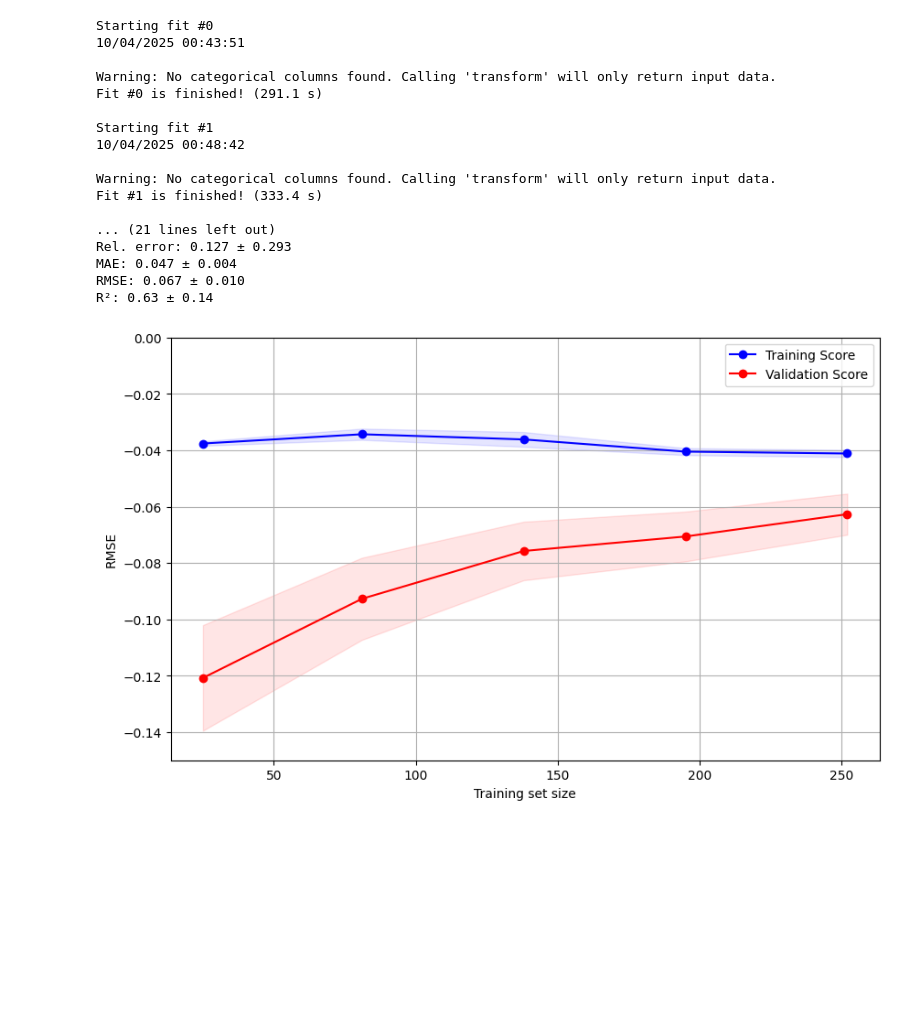
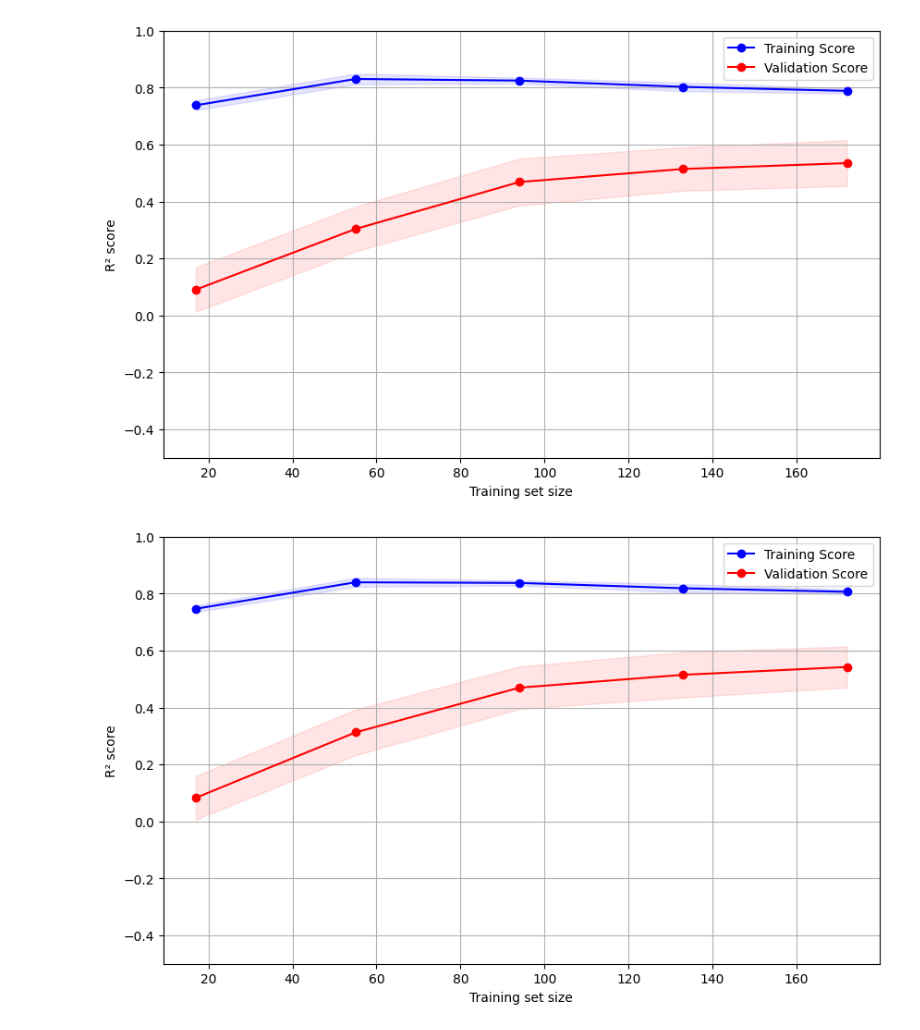
Before and after one commit to jpdspz/frp-aging-xgboost, a Jupyter notebook: frp-aging-xgboost.ipynb, the cells around one changed output. Cells and saved outputs as stored; diff of their text form; code cells hidden in the pictures; blank space fills up the shorter version.

```diff
--- a/frp-aging-xgboost.ipynb
+++ b/frp-aging-xgboost.ipynb
@@ -27,7 +32,7 @@ print(now.strftime("%d/%m/%Y %H:%M:%S"))
 def load_dataset(
         target='Tensile modulus retention',
         file_path=str(os.getcwd()) + '\\Entradas\\degrad_dataset.csv',
-        min_target_counts=1,
+        min_target_counts=2,
         cols_to_drop=['Author',
             'Type of resin',
             'Isophtalic polyester resin',
@@ -57,6 +62,7 @@ def load_dataset(
             'Min. exposure temperature (ºC)',
             'Max. exposure temperature (ºC)',
             'Temperature range (ºC)',
+            #'Unaged tensile modulus (GPa)',
             'Residual tensile modulus (GPa)'
             ]
         ):
@@ -195,7 +201,7 @@ def get_mae(y_test, y_pred):
     return round(mae, 3)
 # %%
 def get_rmse(y_test, y_pred):
-    """Calculate the root mean squared error (RMSEA) between predicted and
+    """Calculate the root mean squared error (RMSE) between predicted and
         actual values.
 
     Args:
@@ -518,3 +524,4 @@ class Predictor:
         pass
 # %%
 predictor = Predictor()
+predictor.train(n_runs=10)
@@ -521,51 +546,32 @@ predictor = Predictor()
-# %%
-dataset = load_dataset()
-predictor.train(dataset=dataset, n_runs=5)
-# %% [output]
-Starting fit #0
-10/04/2025 00:43:51
-
-Warning: No categorical columns found. Calling 'transform' will only return input data.
-Fit #0 is finished! (291.1 s)
-
-Starting fit #1
-10/04/2025 00:48:42
-
-Warning: No categorical columns found. Calling 'transform' will only return input data.
-Fit #1 is finished! (333.4 s)
-
-... (21 lines left out)
-Rel. error: 0.127 ± 0.293
-MAE: 0.047 ± 0.004
-RMSE: 0.067 ± 0.010
-R²: 0.63 ± 0.14
 # %%
 # Separate independent variables from target
 X = predictor.dataset['X']
 y = predictor.dataset['y']
 
+# Split into train and test data
 X_train, X_test, y_train, y_test = train_test_split(X, y, test_size=0.2)
 
-from sklearn.model_selection import learning_curve
-train_sizes, train_scores, test_scores = learning_curve(
-    predictor.trained_models[0]['model'], X_train, y_train, cv=5, scoring='neg_root_mean_squared_error'
-)
+for i in enumerate(predictor.trained_models):
+    train_sizes, train_scores, test_scores = learning_curve(
+        predictor.trained_models[i]['model'], X, y, cv=5, scoring='r2'
+    )
 
-train_mean = np.mean(train_scores, axis=1)
-train_std = np.std(train_scores, axis=1)
-test_mean = np.mean(test_scores, axis=1)
-test_std = np.std(test_scores, axis=1)
+    train_mean = np.mean(train_scores, axis=1)
+    train_std = np.std(train_scores, axis=1)
+    test_mean = np.mean(test_scores, axis=1)
+    test_std = np.std(test_scores, axis=1)
 
-plt.figure(figsize=(10, 6))
-plt.plot(train_sizes, train_mean, 'o-', color='blue', label='Training Score')
-plt.plot(train_sizes, test_mean, 'o-', color='red', label='Validation Score')
-plt.fill_between(train_sizes, train_mean - train_std, train_mean + train_std, alpha=0.1, color='blue')
-plt.fill_between(train_sizes, test_mean - test_std, test_mean + test_std, alpha=0.1, color='red')
-plt.xlabel("Training set size")
-plt.ylabel("RMSE")
-plt.ylim(-0.15, 0)  # Adjust based on your scores
-plt.legend()
-plt.grid()
-plt.show()
+    plt.figure(figsize=(10, 6))
+    plt.plot(train_sizes, train_mean, 'o-', color='blue', label='Training Score')
+    plt.plot(train_sizes, test_mean, 'o-', color='red', label='Validation Score')
+    plt.fill_between(train_sizes, train_mean - train_std, train_mean + train_std, alpha=0.1, color='blue')
+    plt.fill_between(train_sizes, test_mean - test_std, test_mean + test_std, alpha=0.1, color='red')
+    plt.xlabel("Training set size")
+    plt.ylabel("R² score")
+    plt.ylim(-0.5, 1)  # Adjust based on your scores
+    plt.legend()
+    plt.grid()
+    plt.show()
 # %% [output]
-[figure, old version]
+[figure, new version]
+[figure, added]
```
Also changed, not shown: parts of 19 cells of this notebook.
